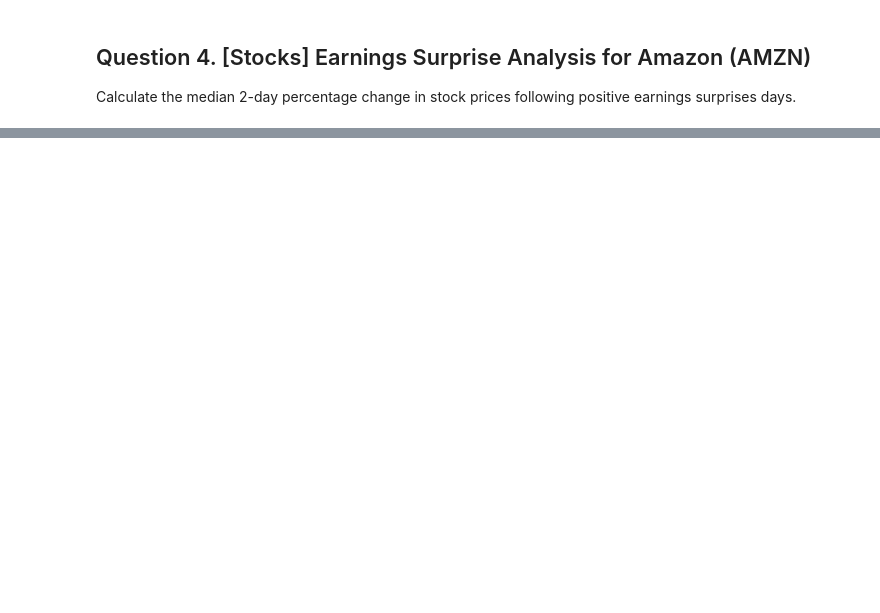
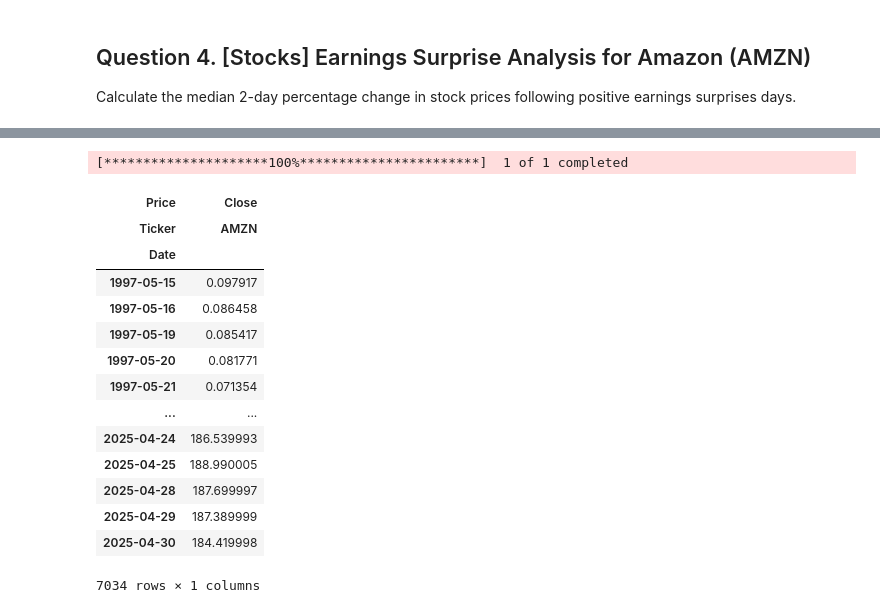
Before and after one commit to zhouliu98714/sma-zoomcamp-2025, a Jupyter notebook: HW1.ipynb, the cells around one changed output, grey strips where cells are left out. Cells and saved outputs as stored; diff of their text form; code cells hidden in the pictures; blank space fills up the shorter version.

```diff
--- a/HW1.ipynb
+++ b/HW1.ipynb
@@ -159,0 +283,27 @@ Calculate the median 2-day percentage change in stock prices following positive
+# %%
+# Handling AMZN Stock prices
+start_date = pd.to_datetime(earn_df["Earnings Date"].min()) - pd.Timedelta(days=180)
+end_date   = "2025-05-01"
+
+# Download via yfinance
+price_df = yf.download("AMZN", start=start_date.strftime("%Y-%m-%d"), end=end_date)[["Close"]]
+price_df.rename(columns={"Close": "Close"}, inplace=True)
+
+price_df
+# %% [output]
+[*********************100%***********************]  1 of 1 completed
+| Price | Close |
+| Ticker | AMZN |
+| Date |  |
+| 1997-05-15 | 0.097917 |
+| 1997-05-16 | 0.086458 |
+| 1997-05-19 | 0.085417 |
+| 1997-05-20 | 0.081771 |
+| 1997-05-21 | 0.071354 |
+| ... | ... |
+| 2025-04-24 | 186.539993 |
+| 2025-04-25 | 188.990005 |
+| 2025-04-28 | 187.699997 |
+| 2025-04-29 | 187.389999 |
+| 2025-04-30 | 184.419998 |
+7034 rows × 1 columns
```
Also changed, not shown: parts of 5 cells of this notebook, 2 other files.
